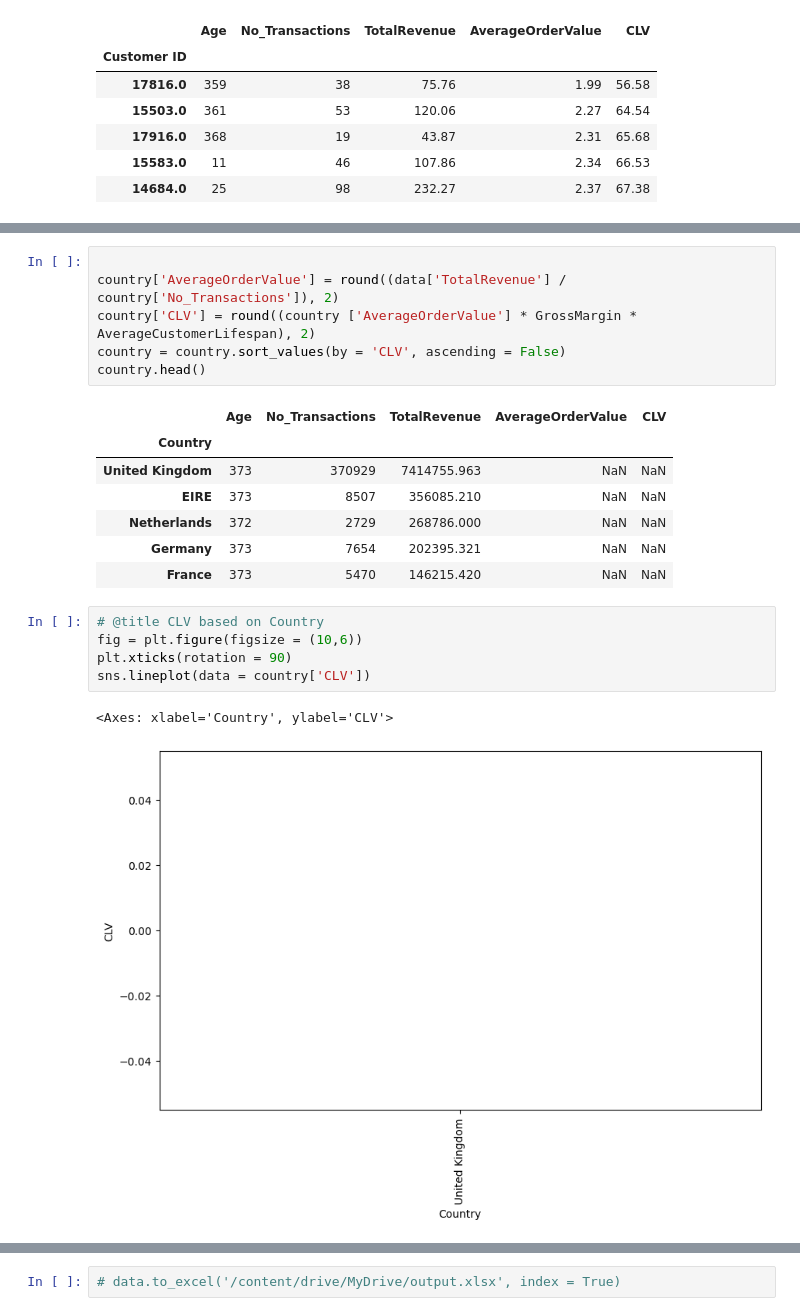
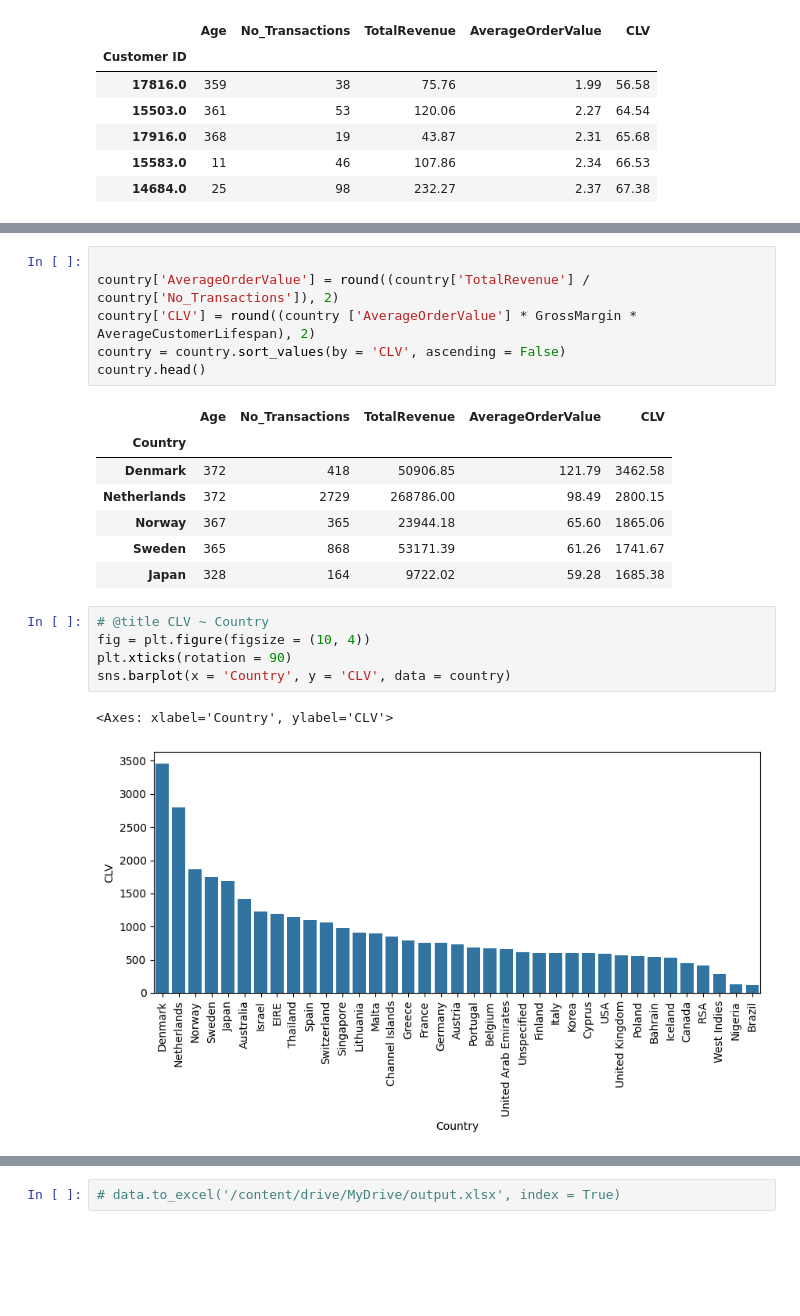
Before and after one commit to jatbhoir/Customer-Lifetime-Value, a Jupyter notebook: EVA_Case_Study_CLV.ipynb, the cells around one changed output, grey strips where cells are left out. Drawn from its saved outputs; the diff is of its cells as text; blank space fills up the shorter version.

```diff
--- a/EVA_Case_Study_CLV.ipynb
+++ b/EVA_Case_Study_CLV.ipynb
@@ -220,22 +341,22 @@ country = country.sort_values(by = 'TotalRevenue', ascending = False)
 # %%
 
-country['AverageOrderValue'] = round((data['TotalRevenue'] / country['No_Transactions']), 2)
+country['AverageOrderValue'] = round((country['TotalRevenue'] / country['No_Transactions']), 2)
 country['CLV'] = round((country ['AverageOrderValue'] * GrossMargin * AverageCustomerLifespan), 2)
 country = country.sort_values(by = 'CLV', ascending = False)
 country.head()
 # %% [output]
 |  | Age | No_Transactions | TotalRevenue | AverageOrderValue | CLV |
 | Country |  |  |  |  |  |
-| United Kingdom | 373 | 370929 | 7414755.963 | NaN | NaN |
-| EIRE | 373 | 8507 | 356085.210 | NaN | NaN |
-| Netherlands | 372 | 2729 | 268786.000 | NaN | NaN |
-| Germany | 373 | 7654 | 202395.321 | NaN | NaN |
-| France | 373 | 5470 | 146215.420 | NaN | NaN |
+| Denmark | 372 | 418 | 50906.85 | 121.79 | 3462.58 |
+| Netherlands | 372 | 2729 | 268786.00 | 98.49 | 2800.15 |
+| Norway | 367 | 365 | 23944.18 | 65.60 | 1865.06 |
+| Sweden | 365 | 868 | 53171.39 | 61.26 | 1741.67 |
+| Japan | 328 | 164 | 9722.02 | 59.28 | 1685.38 |
 # %%
-# @title CLV based on Country
-fig = plt.figure(figsize = (10,6))
+# @title CLV ~ Country
+fig = plt.figure(figsize = (10, 4))
 plt.xticks(rotation = 90)
-sns.lineplot(data = country['CLV'])
+sns.barplot(x = 'Country', y = 'CLV', data = country)
 # %% [output]
 <Axes: xlabel='Country', ylabel='CLV'>
-[figure, old version]
+[figure, new version]
```
Also changed, not shown: parts of 30 cells of this notebook.
